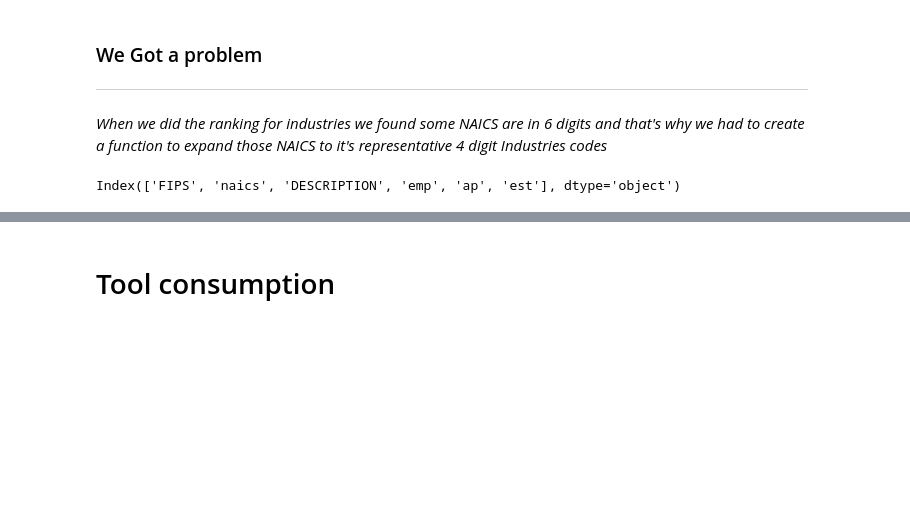
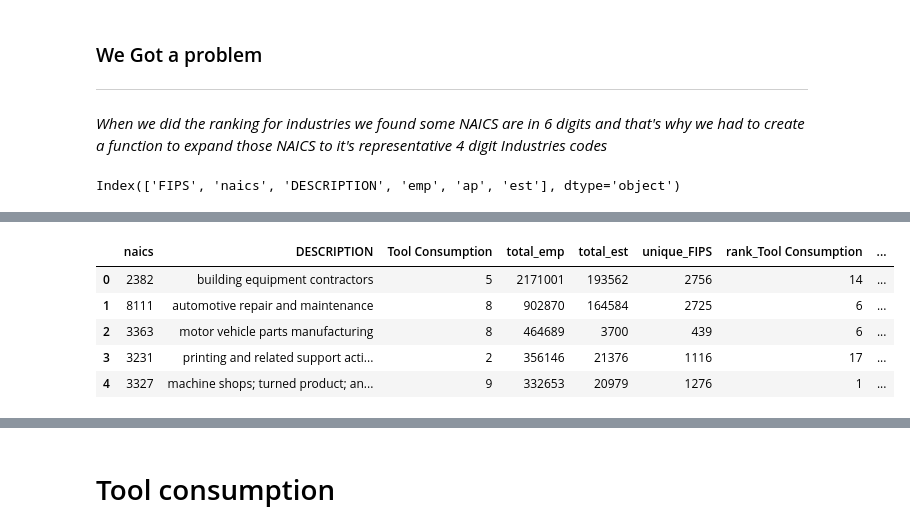
Before and after one commit to motasem00/data-driven-modelling, a Jupyter notebook: data_preparation.ipynb, the cells around one changed output, grey strips where cells are left out. Saved outputs shown, nothing was run; the diff lists cells and outputs as text; code cells hidden in the pictures; blank space fills up the shorter version.

```diff
--- a/data_preparation.ipynb
+++ b/data_preparation.ipynb
@@ -266,0 +603,2 @@ processed_df = wrangler.process_naics_data(df_pattern, naics_expanding)
+# %%
+final_df = final_df.drop('Tool Consumption 1st', axis=1)
@@ -266,0 +630,18 @@ processed_df = wrangler.process_naics_data(df_pattern, naics_expanding)
+# %%
+# Create a copy of the DataFrame
+pre_feature_result_copy = pre_industry_feature.copy()
+
+# Calculate rank for all columns starting from 'tool_consumption', with equal values having the same rank
+for column in pre_feature_result_copy.columns[pre_feature_result_copy.columns.get_loc('Tool Consumption'):]:
+    rank_column_name = f'rank_{column}'
+    pre_feature_result_copy[rank_column_name] = pre_feature_result_copy[column].rank(method='min', ascending=False).astype(int)
+
+# Display the first few rows of the copied data
+pre_feature_result_copy.head()
+# %% [output]
+|  | naics | DESCRIPTION | Tool Consumption | total_emp | total_est | unique_FIPS | rank_Tool Consumption | ... |
+| 0 | 2382 | building equipment contractors | 5 | 2171001 | 193562 | 2756 | 14 | ... |
+| 1 | 8111 | automotive repair and maintenance | 8 | 902870 | 164584 | 2725 | 6 | ... |
+| 2 | 3363 | motor vehicle parts manufacturing | 8 | 464689 | 3700 | 439 | 6 | ... |
+| 3 | 3231 | printing and related support acti... | 2 | 356146 | 21376 | 1116 | 17 | ... |
+| 4 | 3327 | machine shops; turned product; an... | 9 | 332653 | 20979 | 1276 | 1 | ... |
```
Also changed, not shown: parts of 19 cells of this notebook.
